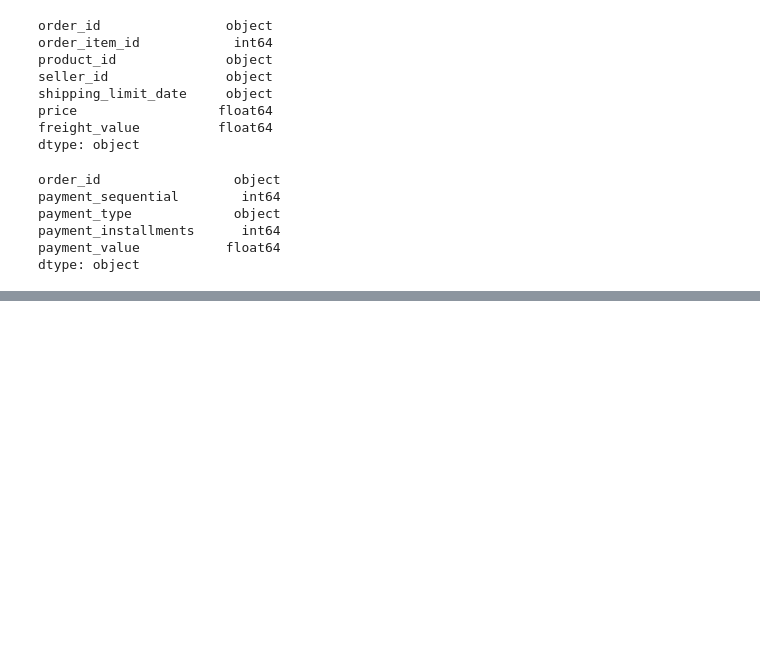
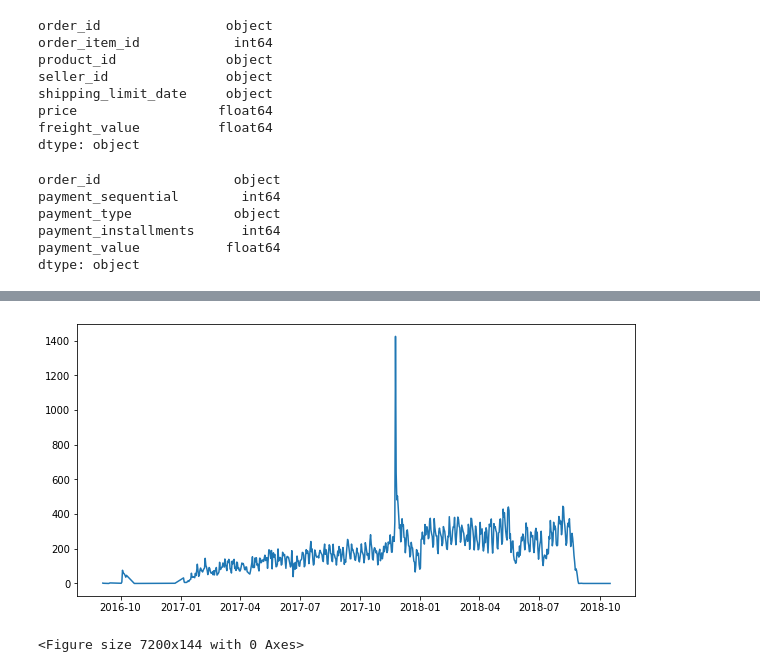
Before and after one commit to Wenning-Luiz/sales_prediction, a Jupyter notebook: explore_data.ipynb, the cells around one changed output, grey strips where cells are left out. Cells and saved outputs as stored; diff of their text form; code cells hidden in the pictures; blank space fills up the shorter version.

```diff
--- a/explore_data.ipynb
+++ b/explore_data.ipynb
@@ -136,0 +140,6 @@ Name: order_id, Length: 99441, dtype: int64
+# %%
+#Juntando os datasets
+df_orders = pd.merge(df_orders, df_reviews, how = 'left', on = 'order_id')
+df_orders = pd.merge(df_orders, df_items, how = 'left', on = 'order_id')
+df_orders = pd.merge(df_orders, df_payments, how = 'left', on = 'order_id')
+df_orders = pd.merge(df_orders, df_products, how = 'left', on = 'product_id')
@@ -136,0 +212,32 @@ Name: order_id, Length: 99441, dtype: int64
+# %%
+#Outliers
+import matplotlib.pyplot as plt
+###
+##
+#
+
+#df_view = order_items #pd.merge(order_items,orders,how='inner',on='order_id')
+#df_view.head()
+#df_view = pd.merge(df_view,customers,how='inner',on='customer_unique_id')
+df_view = df_orders.copy()
+df_view['order_purchase_timestamp'] = pd.to_datetime(df_view['order_purchase_timestamp'])
+df_view['yearmonth'] = df_view['order_purchase_timestamp'].dt.year*100 + df_view['order_purchase_timestamp'].dt.month
+
+
+agg = df_view
+agg.head()
+agg['order_purchase_timestamp'] = pd.to_datetime(agg['order_purchase_timestamp'])
+agg['o_date'] = agg['order_purchase_timestamp'].dt.date
+
+agg = agg.groupby('o_date').agg({'order_item_id': 'count','price':'sum','customer_id': lambda x: x.nunique(),'seller_id': lambda x: x.nunique(),})
+agg.columns = ['sales_count','sales_sum','customer_count','sellers_count']
+agg.reset_index(inplace=True)
+agg['MeanSale'] = round(agg['sales_sum'] / agg['sales_count'],2)
+
+plt.plot(agg['o_date'], agg['sales_count'])
+plt.figure(figsize=(100,2))
+plt.rcParams['figure.figsize'] = [10, 5]
+plt.show()
+# %% [output]
+[figure, added]
+<Figure size 7200x144 with 0 Axes>
```
Also changed, not shown: parts of 46 cells of this notebook.
